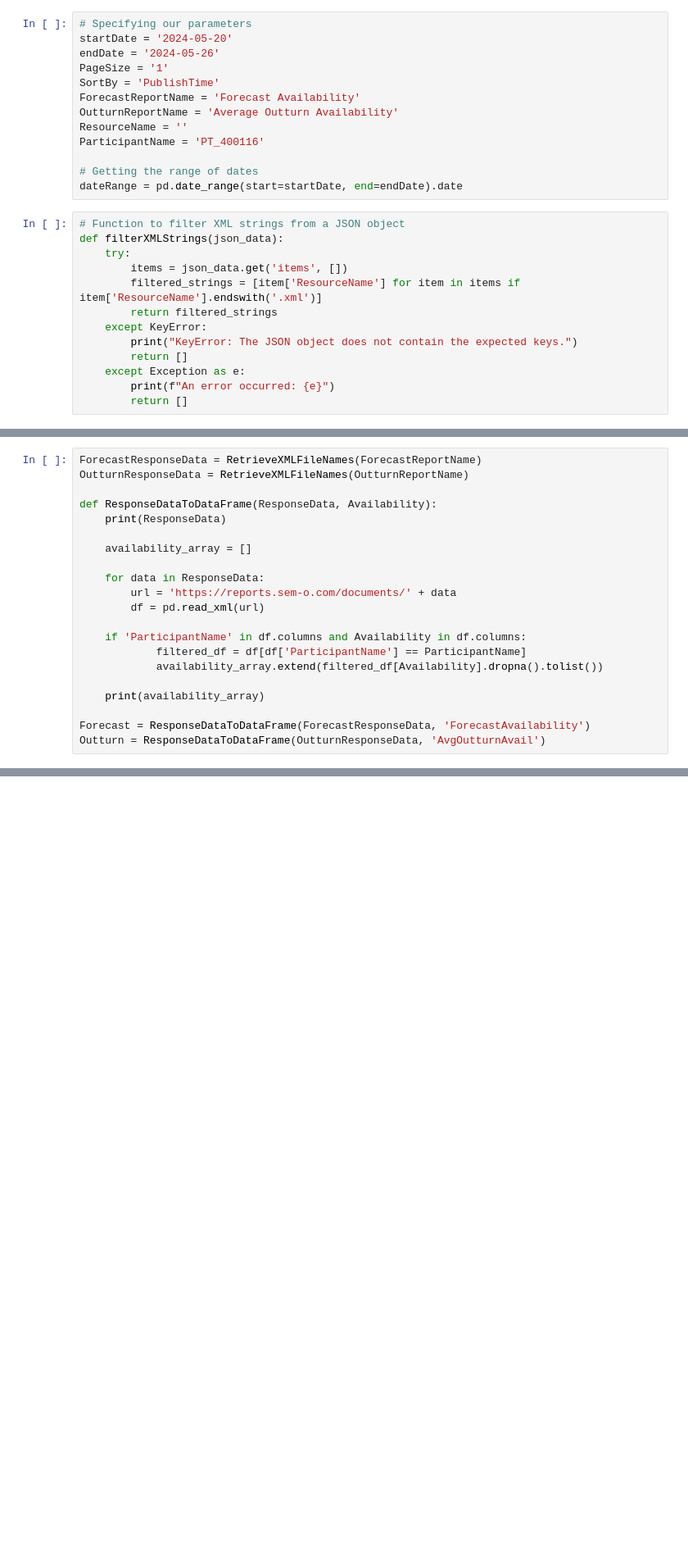
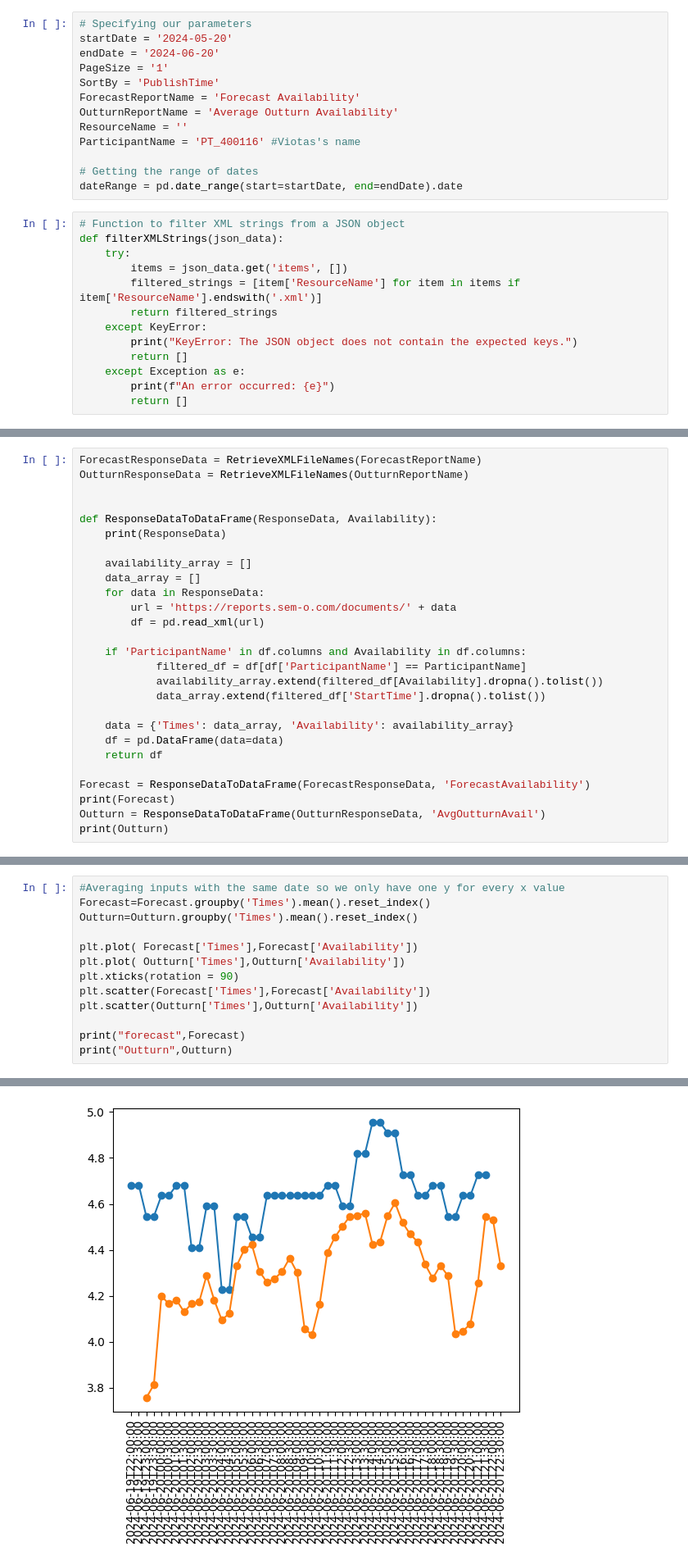
Before and after one commit to JamesDoherty1/SEMOForecastPerformance, a Jupyter notebook: SEMOForecastVSOutturn.ipynb, the cells around one changed output, grey strips where cells are left out. Shown at 82% size. Drawn from its saved outputs; the diff is of its cells as text; blank space fills up the shorter version.

```diff
--- a/SEMOForecastVSOutturn.ipynb
+++ b/SEMOForecastVSOutturn.ipynb
@@ -12,13 +14,13 @@ def apiQuery(parameters):
 # %%
 # Specifying our parameters
 startDate = '2024-05-20'
-endDate = '2024-05-26'
+endDate = '2024-06-20'
 PageSize = '1'
 SortBy = 'PublishTime'
 ForecastReportName = 'Forecast Availability'
 OutturnReportName = 'Average Outturn Availability'
 ResourceName = ''
-ParticipantName = 'PT_400116'
+ParticipantName = 'PT_400116' #Viotas's name
 
 # Getting the range of dates
 dateRange = pd.date_range(start=startDate, end=endDate).date
@@ -62,12 +64,13 @@ def RetrieveXMLFileNames(XMLFileType):
 # %%
 ForecastResponseData = RetrieveXMLFileNames(ForecastReportName)
 OutturnResponseData = RetrieveXMLFileNames(OutturnReportName)
+
 
 def ResponseDataToDataFrame(ResponseData, Availability):
     print(ResponseData)
 
     availability_array = []
-
+    data_array = []
     for data in ResponseData:
         url = 'https://reports.sem-o.com/documents/' + data
         df = pd.read_xml(url)
@@ -75,10 +78,15 @@ def ResponseDataToDataFrame(ResponseData, Availability):
     if 'ParticipantName' in df.columns and Availability in df.columns:
             filtered_df = df[df['ParticipantName'] == ParticipantName]
             availability_array.extend(filtered_df[Availability].dropna().tolist())
+            data_array.extend(filtered_df['StartTime'].dropna().tolist())
 
-    print(availability_array)
+    data = {'Times': data_array, 'Availability': availability_array}
+    df = pd.DataFrame(data=data)
+    return df
 
 Forecast = ResponseDataToDataFrame(ForecastResponseData, 'ForecastAvailability')
+print(Forecast)
 Outturn = ResponseDataToDataFrame(OutturnResponseData, 'AvgOutturnAvail')
+print(Outturn)
 # %% [output]
 ['PUB_DailyForecastAvailability_202405192030.xml', 'PUB_DailyForecastAvailability_202405202030.xml', 'PUB_DailyForecastAvailability_202405212030.xml', 'PUB_DailyForecastAvailability_202405222030.xml', ...
@@ -87,0 +109,14 @@ Outturn = ResponseDataToDataFrame(OutturnResponseData, 'AvgOutturnAvail')
+# %%
+#Averaging inputs with the same date so we only have one y for every x value
+Forecast=Forecast.groupby('Times').mean().reset_index()
+Outturn=Outturn.groupby('Times').mean().reset_index()
+
+plt.plot( Forecast['Times'],Forecast['Availability'])
+plt.plot( Outturn['Times'],Outturn['Availability'])
+plt.xticks(rotation = 90)
+plt.scatter(Forecast['Times'],Forecast['Availability'])
+plt.scatter(Outturn['Times'],Outturn['Availability'])
+
+print("forecast",Forecast)
+print("Outturn",Outturn)
+# %% [output]
@@ -87,0 +140 @@ Outturn = ResponseDataToDataFrame(OutturnResponseData, 'AvgOutturnAvail')
+[figure, added]
```
Also changed, not shown: parts of 3 cells of this notebook.
